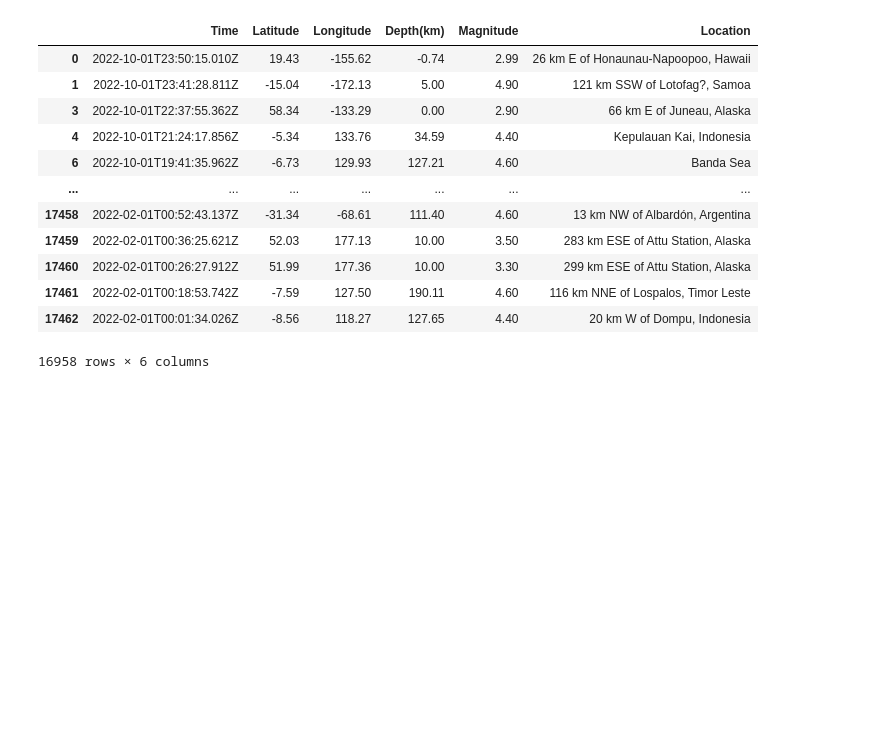
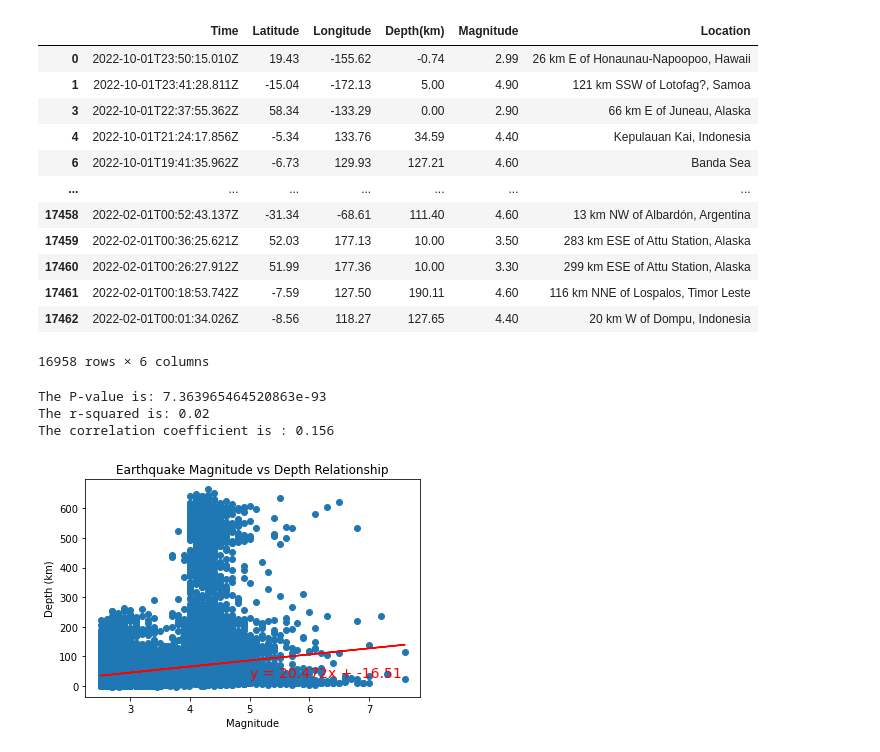
Before and after one commit to AThompson7/Earthquake-project, a Jupyter notebook: earthquakes.ipynb, the cells around one changed output. Cells and saved outputs as stored; diff of their text form; code cells hidden in the pictures; blank space fills up the shorter version.

```diff
--- a/earthquakes.ipynb
+++ b/earthquakes.ipynb
@@ -75,3 +80,24 @@ earthquake_clean
 | 17461 | 2022-02-01T00:18:53.742Z | -7.59 | 127.50 | 190.11 | 4.60 | 116 km NNE of Lospalos, Timor Leste |
 | 17462 | 2022-02-01T00:01:34.026Z | -8.56 | 118.27 | 127.65 | 4.40 | 20 km W of Dompu, Indonesia |
 16958 rows × 6 columns
+# %%
+magnitude = earthquake_clean["Magnitude"]
+depth = earthquake_clean["Depth(km)"]
+
+(slope, intercept, rvalue, pvalue, stderr) = st.linregress(magnitude, depth)
+regress_values = magnitude * slope + intercept
+line_eq = (f'y = {round(slope,3)}x + {round(intercept,2)}')
+plt.scatter(magnitude, depth)
+plt.plot(magnitude, regress_values,"red")
+plt.annotate(line_eq,(5,30), color="red",fontsize=14)
+plt.title("Earthquake Magnitude vs Depth Relationship")
+plt.xlabel("Magnitude")
+plt.ylabel("Depth (km)")
+print(f"The P-value is: {(pvalue)}")
+print(f"The r-squared is: {round(rvalue**2,2)}")
+print(f'The correlation coefficient is : {round(rvalue,3)}')
+# %% [output]
+The P-value is: 7.363965464520863e-93
+The r-squared is: 0.02
+The correlation coefficient is : 0.156
+[figure, added]
```
Also changed, not shown: parts of 5 cells of this notebook.
